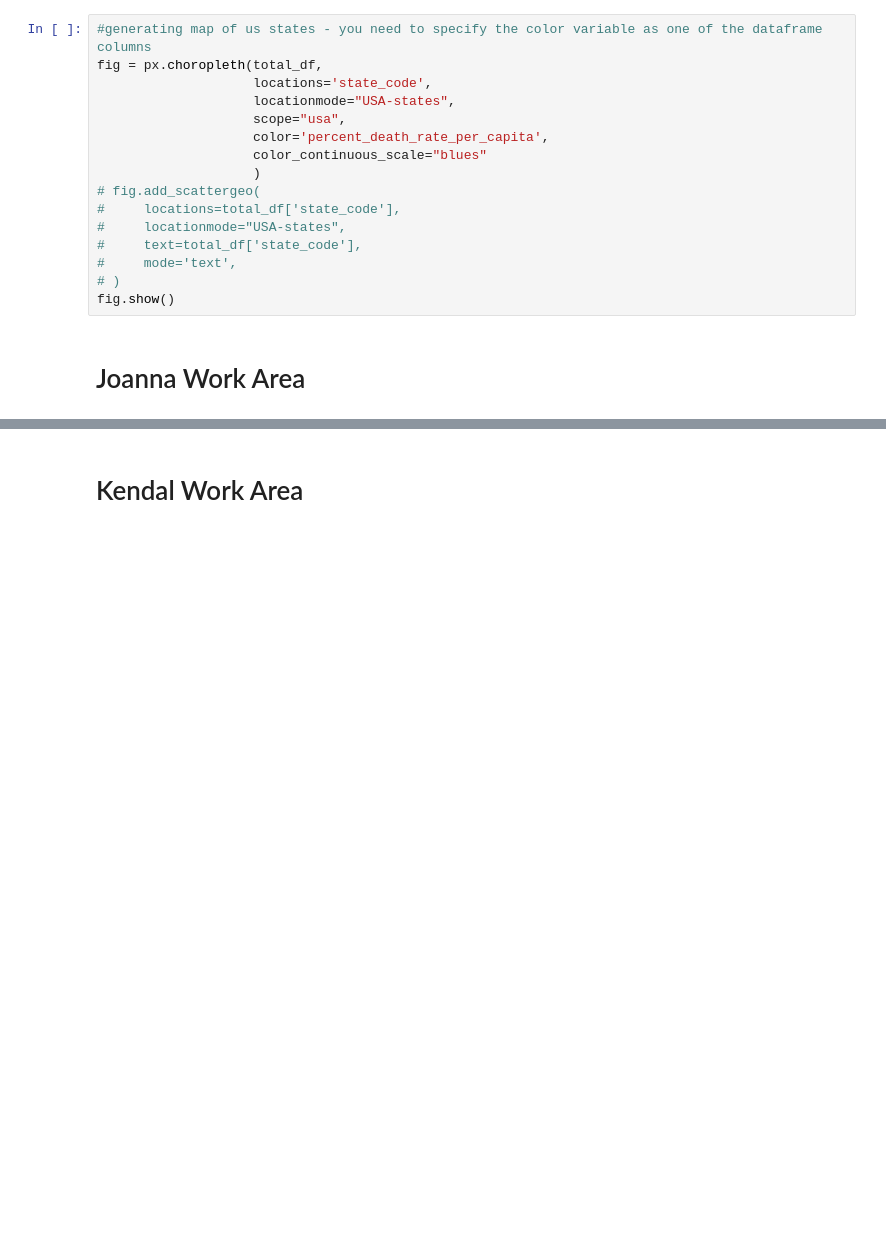
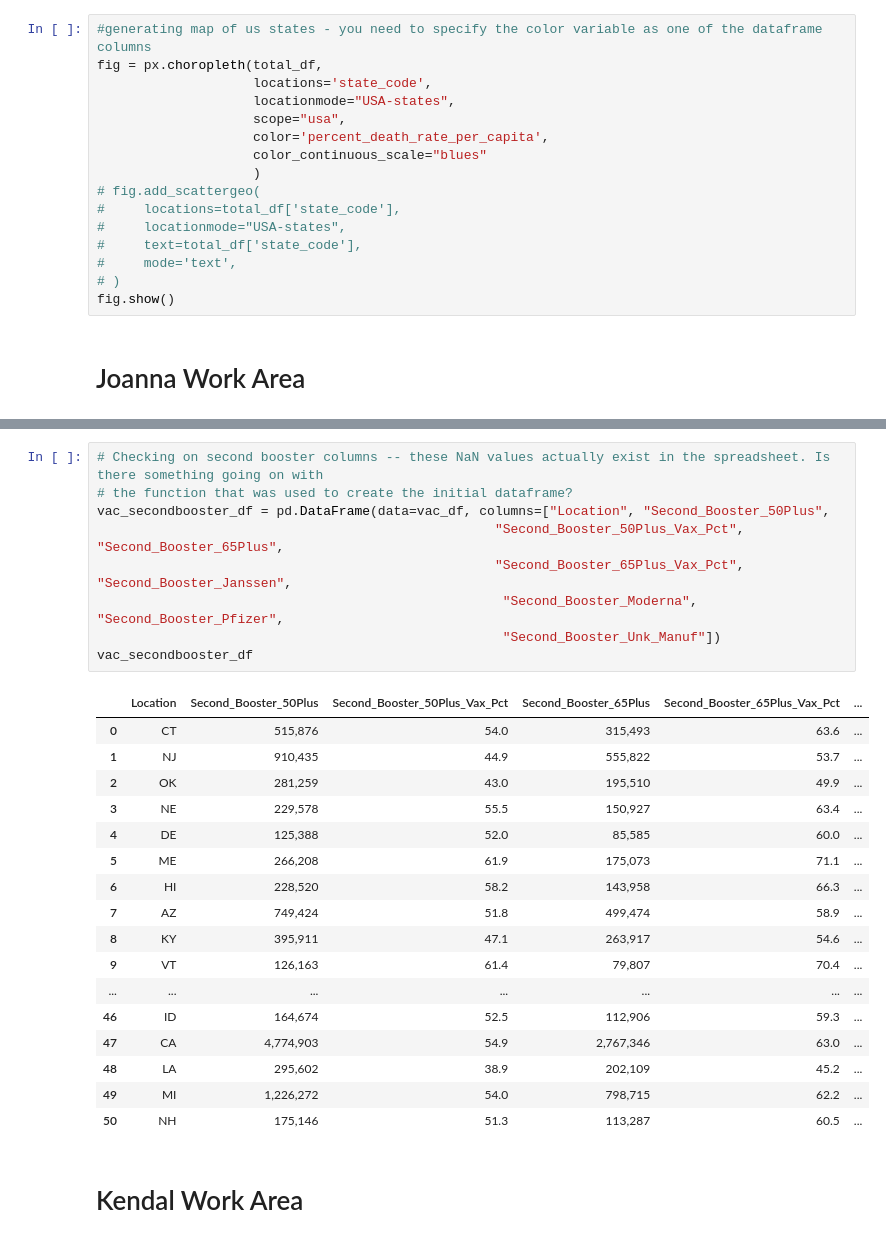
Before and after one commit to Evdawg/Project_1_Covid_Data, a Jupyter notebook: Project_1_covid.ipynb, the cells around one changed output, grey strips where cells are left out. Cells and saved outputs as stored; diff of their text form; blank space fills up the shorter version.

```diff
--- a/Project_1_covid.ipynb
+++ b/Project_1_covid.ipynb
@@ -228,3 +327,30 @@ fig.show()
+# %%
+# Checking on second booster columns -- these NaN values actually exist in the spreadsheet. Is there something going on with
+# the function that was used to create the initial dataframe?
+vac_secondbooster_df = pd.DataFrame(data=vac_df, columns=["Location", "Second_Booster_50Plus",
+                                                   "Second_Booster_50Plus_Vax_Pct", "Second_Booster_65Plus",
+                                                   "Second_Booster_65Plus_Vax_Pct", "Second_Booster_Janssen",
+                                                    "Second_Booster_Moderna", "Second_Booster_Pfizer",
+                                                    "Second_Booster_Unk_Manuf"])
+vac_secondbooster_df
+# %% [output]
+|  | Location | Second_Booster_50Plus | Second_Booster_50Plus_Vax_Pct | Second_Booster_65Plus | Second_Booster_65Plus_Vax_Pct | ... |
+| 0 | CT | 515,876 | 54.0 | 315,493 | 63.6 | ... |
+| 1 | NJ | 910,435 | 44.9 | 555,822 | 53.7 | ... |
+| 2 | OK | 281,259 | 43.0 | 195,510 | 49.9 | ... |
+| 3 | NE | 229,578 | 55.5 | 150,927 | 63.4 | ... |
+| 4 | DE | 125,388 | 52.0 | 85,585 | 60.0 | ... |
+| 5 | ME | 266,208 | 61.9 | 175,073 | 71.1 | ... |
+| 6 | HI | 228,520 | 58.2 | 143,958 | 66.3 | ... |
+| 7 | AZ | 749,424 | 51.8 | 499,474 | 58.9 | ... |
+| 8 | KY | 395,911 | 47.1 | 263,917 | 54.6 | ... |
+| 9 | VT | 126,163 | 61.4 | 79,807 | 70.4 | ... |
+| ... | ... | ... | ... | ... | ... | ... |
+| 46 | ID | 164,674 | 52.5 | 112,906 | 59.3 | ... |
+| 47 | CA | 4,774,903 | 54.9 | 2,767,346 | 63.0 | ... |
+| 48 | LA | 295,602 | 38.9 | 202,109 | 45.2 | ... |
+| 49 | MI | 1,226,272 | 54.0 | 798,715 | 62.2 | ... |
+| 50 | NH | 175,146 | 51.3 | 113,287 | 60.5 | ... |
 # %% [markdown]
 # Kendal Work Area
 # %%
```
Also changed, not shown: parts of 8 cells of this notebook.
